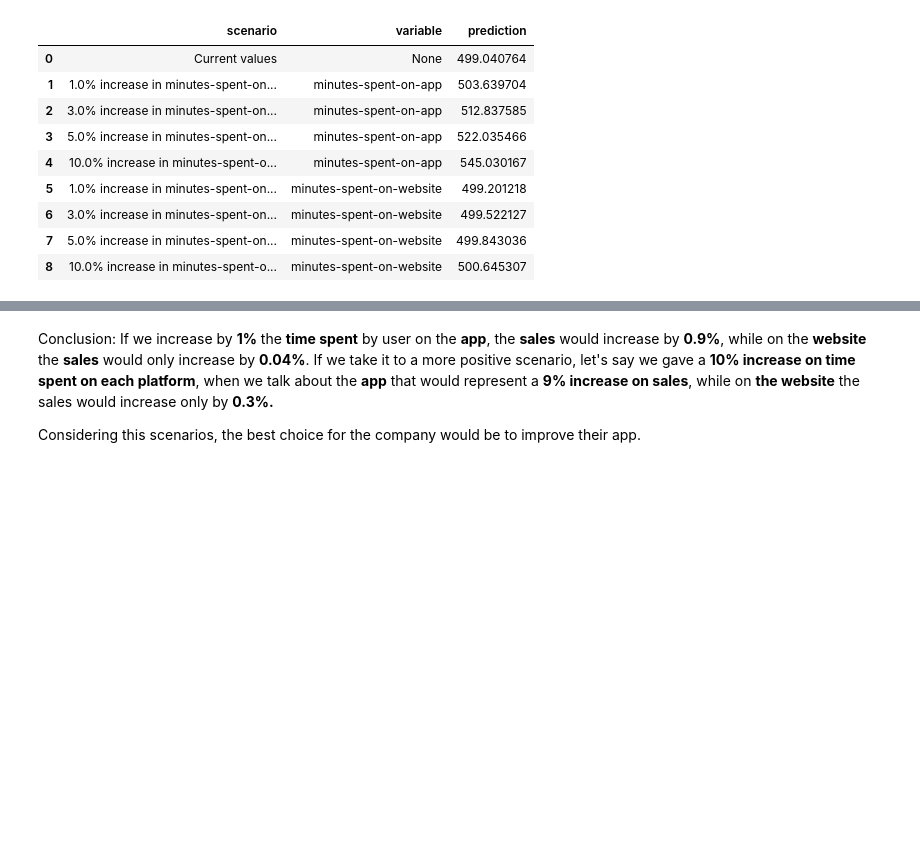
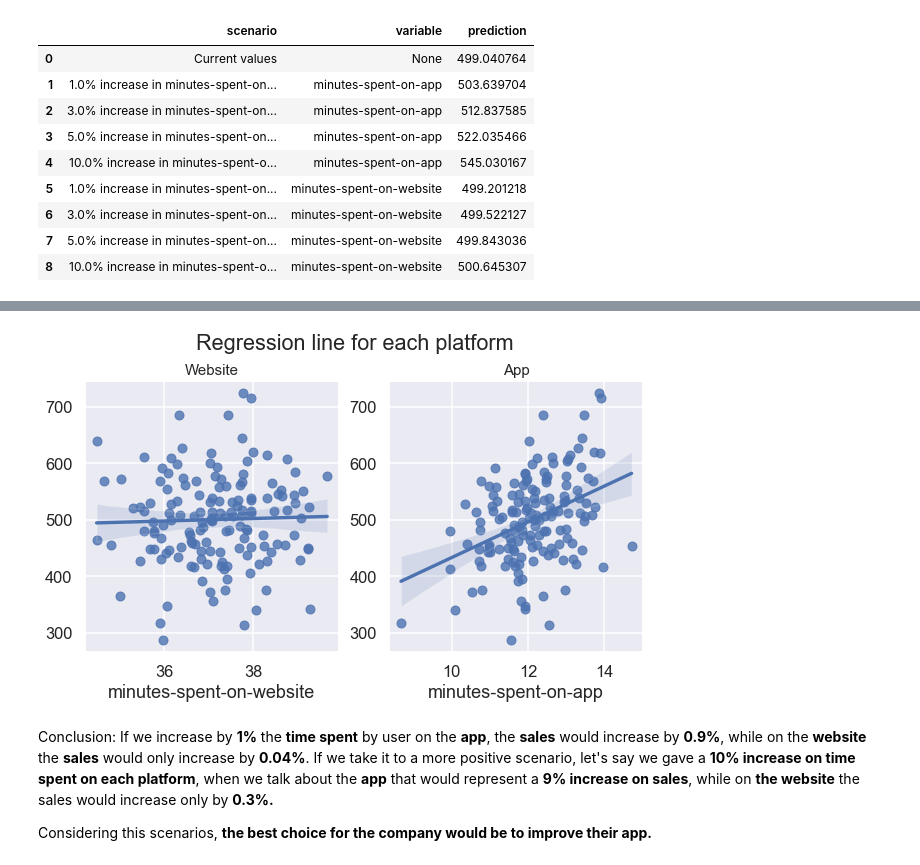
Before and after one commit to gasp37/e-commerce-platform-usage, a Jupyter notebook: e-commerce-platform.ipynb, the cells around one changed output, grey strips where cells are left out. Drawn from its saved outputs; the diff is of its cells as text; code cells hidden in the pictures; blank space fills up the shorter version.

```diff
--- a/e-commerce-platform.ipynb
+++ b/e-commerce-platform.ipynb
@@ -238,4 +241,17 @@ plt.show()
+# %%
+fig, axs = plt.subplots(1,2, figsize=(10,5))
+
+sns.regplot(data=X_test, x='minutes-spent-on-website', y=ridge_model_prediction, ax=axs[0])
+sns.regplot(data=X_test, x='minutes-spent-on-app', y=ridge_model_prediction, ax=axs[1])
+
+fig.suptitle('Regression line for each platform', y=1.01)
+axs[0].set_title('Website', fontsize='small')
+axs[1].set_title('App', fontsize='small')
+
+plt.show()
+# %% [output]
+[figure, added]
 # %% [markdown]
 Conclusion: If we increase by **1%** the **time spent** by user on the **app**, the **sales** would increase by **0.9%**, while on the **website** the **sales** would only increase by **0.04%**. If we take it to a more positive scenario, let's say we gave a **10% increase on time spent on each platform**, when we talk about the **app** that would represent a **9% increase on sales**, while on **the website** the sales would increase only by **0.3%.**
 
-Considering this scenarios, the best choice for the company would be to improve their app.
+Considering this scenarios, **the best choice for the company would be to improve their app.**
```
Also changed, not shown: parts of 1 cell of this notebook.
